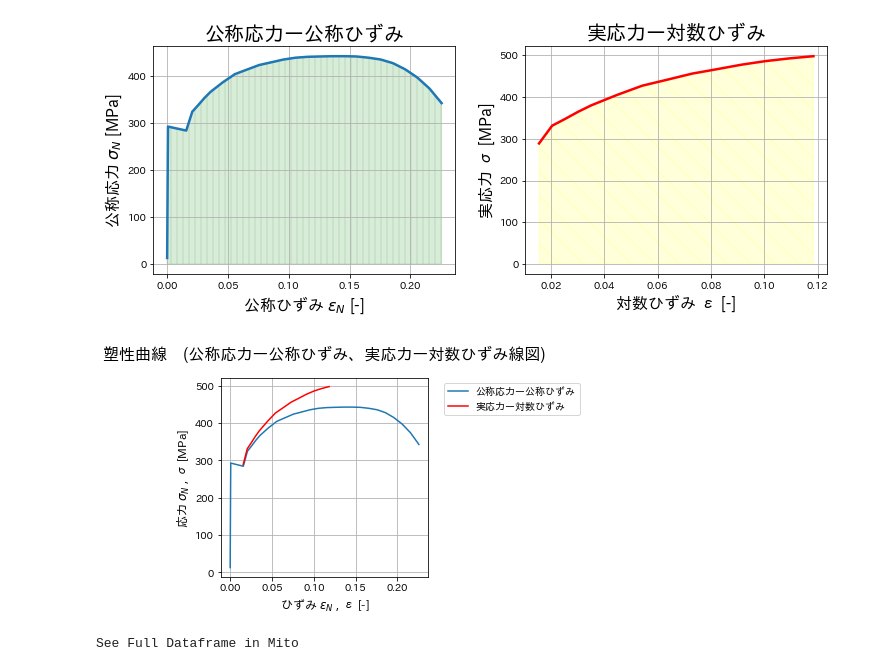
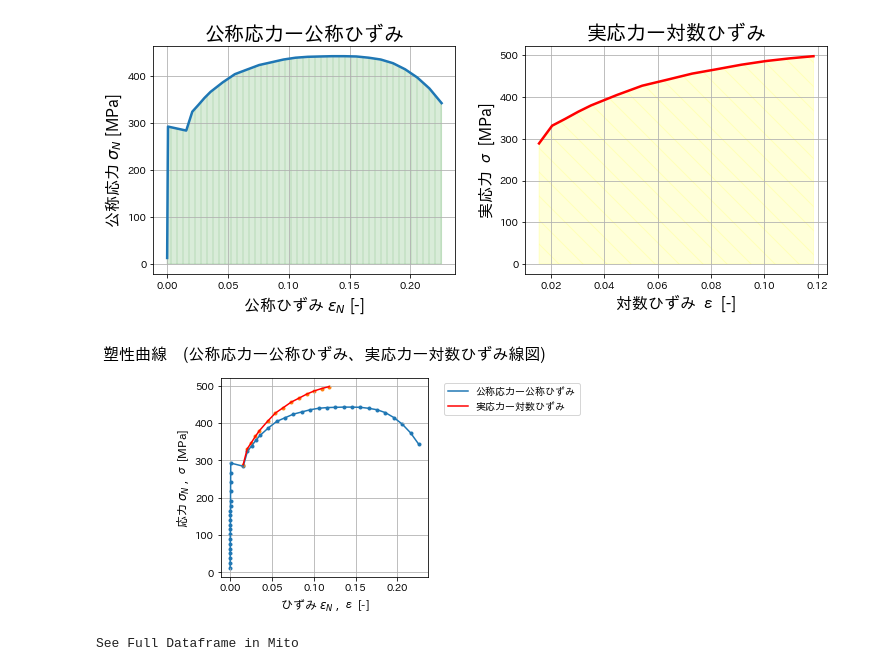
Before and after one commit to aimanamri/mechanicalEngineering, a Jupyter notebook: tensile-test.ipynb, the cells around one changed output. Saved outputs shown, nothing was run; the diff lists cells and outputs as text; code cells hidden in the pictures.

```diff
--- a/tensile-test.ipynb
+++ b/tensile-test.ipynb
@@ -342,16 +342,19 @@ plt.show()
 [figure]
 # %%
 plt.title('塑性曲線　(公称応力ー公称ひずみ、実応力ー対数ひずみ線図)',fontsize=16,pad=18)
+plt.scatter(x1,y1,marker = ".")
 plt.plot(x1,y1,label = "公称応力ー公称ひずみ")
+plt.scatter(x2,y2, marker = ".")
 plt.plot(x2,y2,label = "実応力ー対数ひずみ",color= "red")
+
 plt.xlabel(r'ひずみ $ε_N$ , ε [-]', fontsize=12)
 plt.ylabel(r'応力 $σ_N$ , σ [MPa]', fontsize=12)
 plt.grid()
 plt.legend(bbox_to_anchor=(1.05, 1.0), loc='upper left')
 plt.tight_layout()
 plt.show()
 # %% [output]
-[figure, old version]
+[figure, new version]
 # %%
 hippari2
 # %% [output]
```
Also changed, not shown: parts of 1 cell of this notebook.
